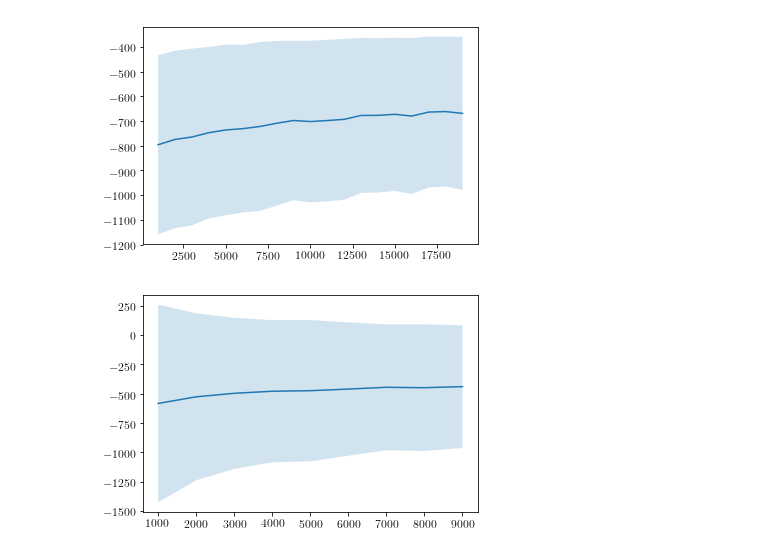
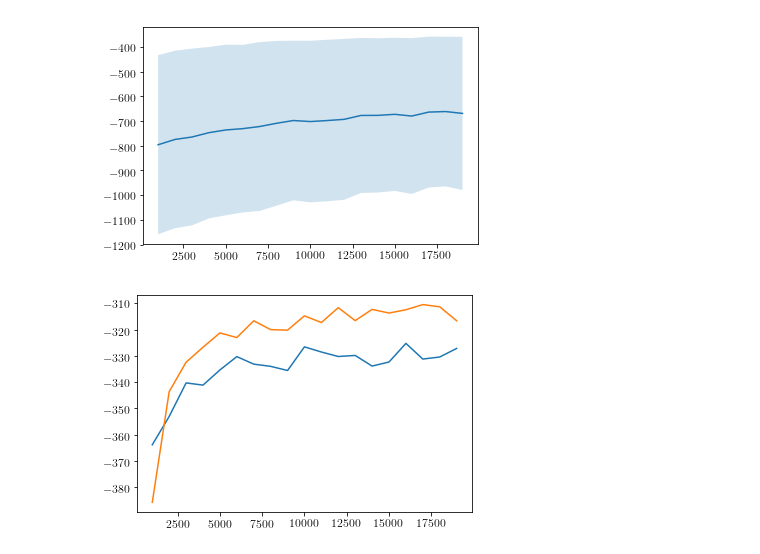
Before and after one commit to gbarello/SVAE, a Jupyter notebook: Untitled.ipynb, the cells around one changed output. Saved outputs shown, nothing was run; the diff lists cells and outputs as text; code cells hidden in the pictures.

```diff
--- a/Untitled.ipynb
+++ b/Untitled.ipynb
@@ -329,14 +329,17 @@ plt.show()
 # %%
 import numpy as np
 import matplotlib.pyplot as plt
 
-A = np.loadtxt("model_output/exp_1_1/AIS_loglikelihood.csv")
+B = np.loadtxt("model_output/exp_1_1/AIS_loglikelihood.csv")
+A = np.loadtxt("model_output/exp_2_1/AIS_loglikelihood.csv")
 
 am = np.mean(A,axis = 1)
+bm = np.mean(B,axis = 1)
 ass = np.std(A,axis = 1)
-c = range(1000,10000,1000)
+c = np.linspace(1000,19000,19)
+plt.plot(c,bm)
 plt.plot(c,am)
-plt.fill_between(c,am-ass,am + ass,alpha = .2)
+#plt.fill_between(c,am-ass,am + ass,alpha = .2)
 plt.show()
 # %% [output]
-[figure, old version]
+[figure, new version]
```
Also changed, not shown: 3 other files.
